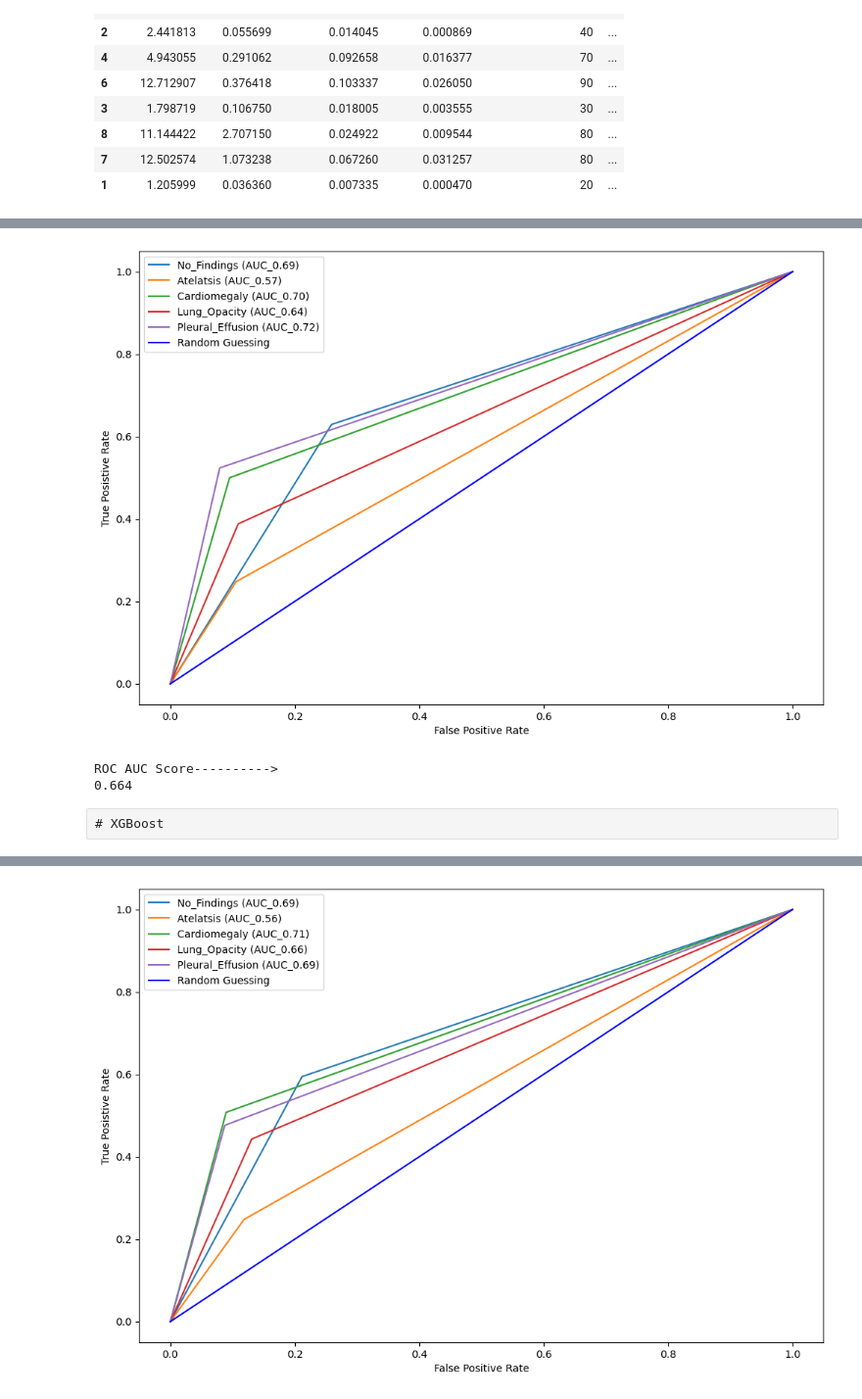
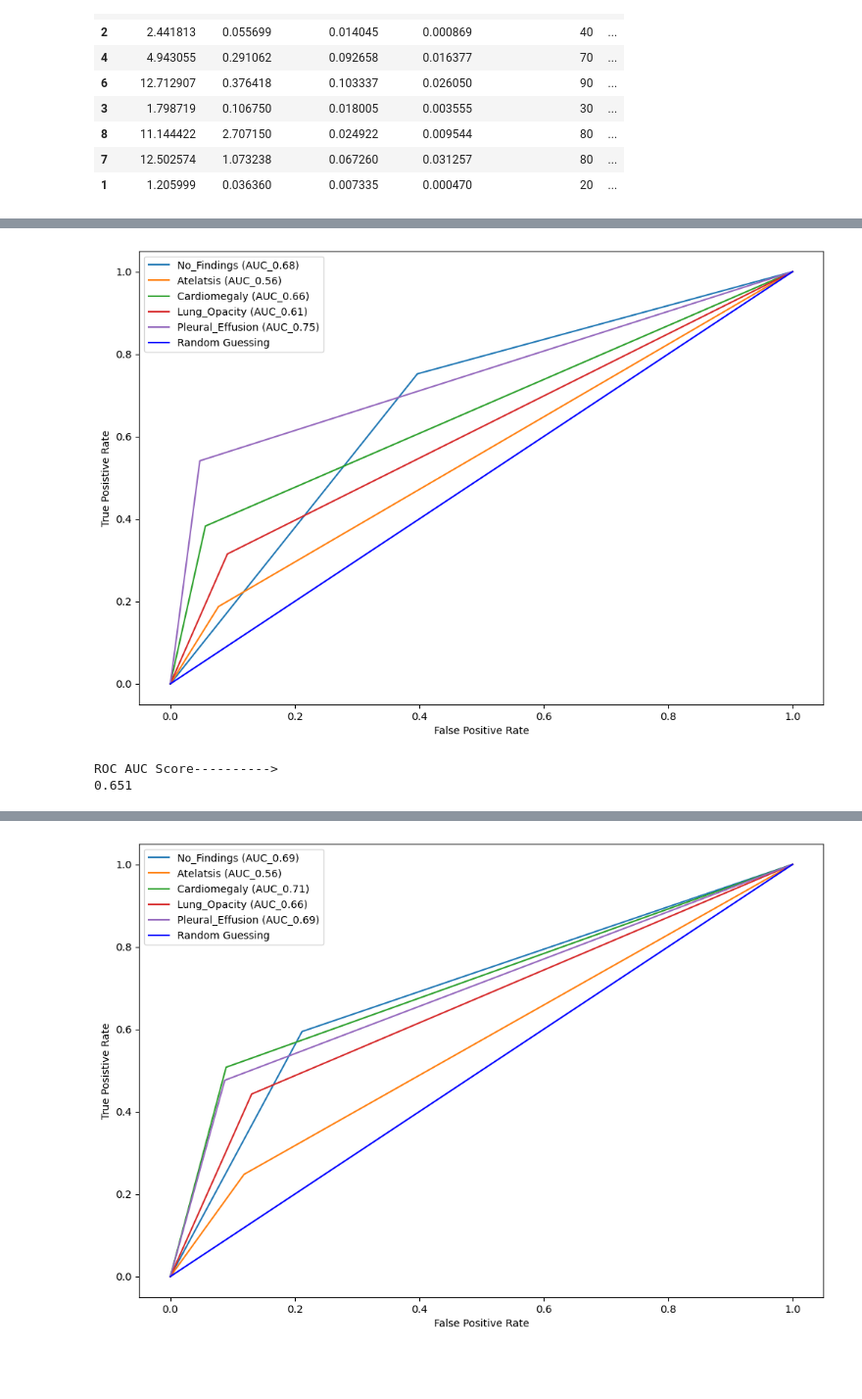
Before and after one commit to UC-Berkeley-I-School/mids-210-radiology-triage-models-spring24, a Jupyter notebook: notebooks/fusion_model_aggregatedembeddings.ipynb, the cells around one changed output, grey strips where cells are left out. Shown at 98% size. Cells and saved outputs as stored; diff of their text form; code cells hidden in the pictures; blank space fills up the shorter version.

```diff
--- a/notebooks/fusion_model_aggregatedembeddings.ipynb
+++ b/notebooks/fusion_model_aggregatedembeddings.ipynb
@@ -195,7 +231,0 @@ trainloader = DataLoader(trainset,batch_size=BATCH_SIZE,shuffle=False)
-# %%
-#without Dataloader
-X_train = torch.from_numpy(train_x).float()
-X_val = torch.from_numpy(val_x).float()
-
-y_train = torch.from_numpy(train_y.to_numpy()).float().reshape(len(train_y), 1)
-y_val = torch.from_numpy(val_y.to_numpy()).float().reshape(len(val_y), 1)
@@ -206,7 +288,7 @@ y_val = torch.from_numpy(val_y.to_numpy()).float().reshape(len(val_y), 1)
 clf = svm.SVC(kernel='linear') # Linear Kernel
 
 #Train the model using the training sets
-clf.fit(X_train, y_train.ravel())
+clf.fit(train_val_x, y_train.ravel())
 
 #Predict the response for test dataset
 y_pred = clf.predict(X_val)
@@ -257,9 +341,9 @@ SVC(C=1, gamma=0.001)
 clf = svm.SVC(kernel='rbf', gamma = 0.001, C = 1) # Linear Kernel
 
 #Train the model using the training sets
-clf.fit(X_train, y_train.ravel())
+clf.fit(train_val_x, train_val_y.ravel())
 
 #Predict the response for test dataset
-y_pred = clf.predict(X_val)
+y_pred = clf.predict(test_x)
 # %%
 # print classification report
@@ -338,4 +430,4 @@ results_df
 #run RF with the best parameters
 model_rf = RandomForestClassifier(n_estimators = 20, min_samples_split = 5, min_samples_leaf = 2, max_depth = None)
 # %%
-history_rf = model_rf.fit(X_train, y_train.ravel())
+history_rf = model_rf.fit(train_val_x, train_val_y.ravel())
@@ -423,6 +470,6 @@ def create_roc_auc_curve_others(model, X_val, y_val, average = 'macro'):
 # %%
-create_roc_auc_curve_others(model_rf, X_val, y_val)
+create_roc_auc_curve_others(model_rf, test_x, test_y)
 # %% [output]
-[figure, old version]
+[figure, new version]
 ROC AUC Score---------->
-0.664
+0.651
@@ -435,2 +475,0 @@ rf_roc = create_roc_auc_curve_others(model_rf, X_val, y_val)
-# %% [raw]
-# XGBoost
```
Also changed, not shown: parts of 38 cells of this notebook, 1 other file.
